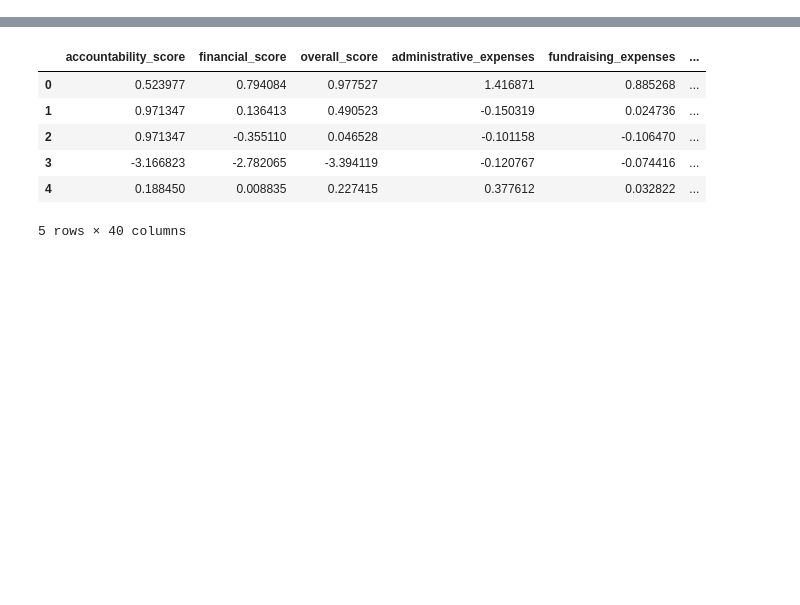
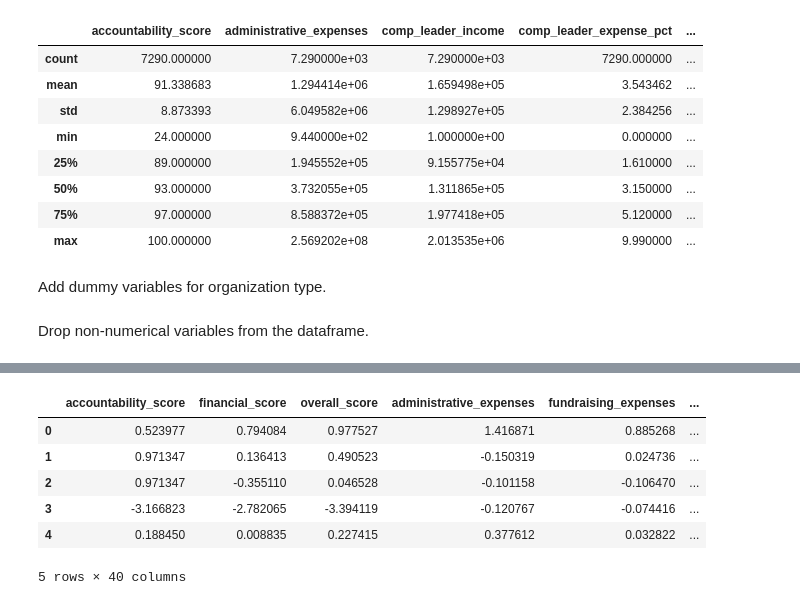
Before and after one commit to cyaris/charities_in_the_united_states, a Jupyter notebook: US Charities | Machine Learning with K-Nearest Neighbors.ipynb, the cells around one changed output, grey strips where cells are left out. Cells and saved outputs as stored; diff of their text form; code cells hidden in the pictures; blank space fills up the shorter version.

Commit message:
Improved markdown formatting and initial dataframe cleaning. Added exploratory dataframe views.

```diff
--- a/US Charities | Machine Learning with K-Nearest Neighbors.ipynb
+++ b/US Charities | Machine Learning with K-Nearest Neighbors.ipynb
@@ -8,0 +17,2 @@ df = pd.read_csv('charity_navigator_clean.csv', index_col = 0)
+# %%
+df = df[df['comp_leader_income'].isnull() == False].reset_index(drop=True)
@@ -8,0 +49,14 @@ df = pd.read_csv('charity_navigator_clean.csv', index_col = 0)
+# %%
+df.describe()
+# %% [output]
+|  | accountability_score | administrative_expenses | comp_leader_income | comp_leader_expense_pct | ... |
+| count | 7290.000000 | 7.290000e+03 | 7.290000e+03 | 7290.000000 | ... |
+| mean | 91.338683 | 1.294414e+06 | 1.659498e+05 | 3.543462 | ... |
+| std | 8.873393 | 6.049582e+06 | 1.298927e+05 | 2.384256 | ... |
+| min | 24.000000 | 9.440000e+02 | 1.000000e+00 | 0.000000 | ... |
+| 25% | 89.000000 | 1.945552e+05 | 9.155775e+04 | 1.610000 | ... |
+| 50% | 93.000000 | 3.732055e+05 | 1.311865e+05 | 3.150000 | ... |
+| 75% | 97.000000 | 8.588372e+05 | 1.977418e+05 | 5.120000 | ... |
+| max | 100.000000 | 2.569202e+08 | 2.013535e+06 | 9.990000 | ... |
+# %% [markdown]
+Add dummy variables for organization type.
@@ -8,0 +66,2 @@ df = pd.read_csv('charity_navigator_clean.csv', index_col = 0)
+# %% [markdown]
+Drop non-numerical variables from the dataframe.
```
Also changed, not shown: parts of 43 cells of this notebook.
